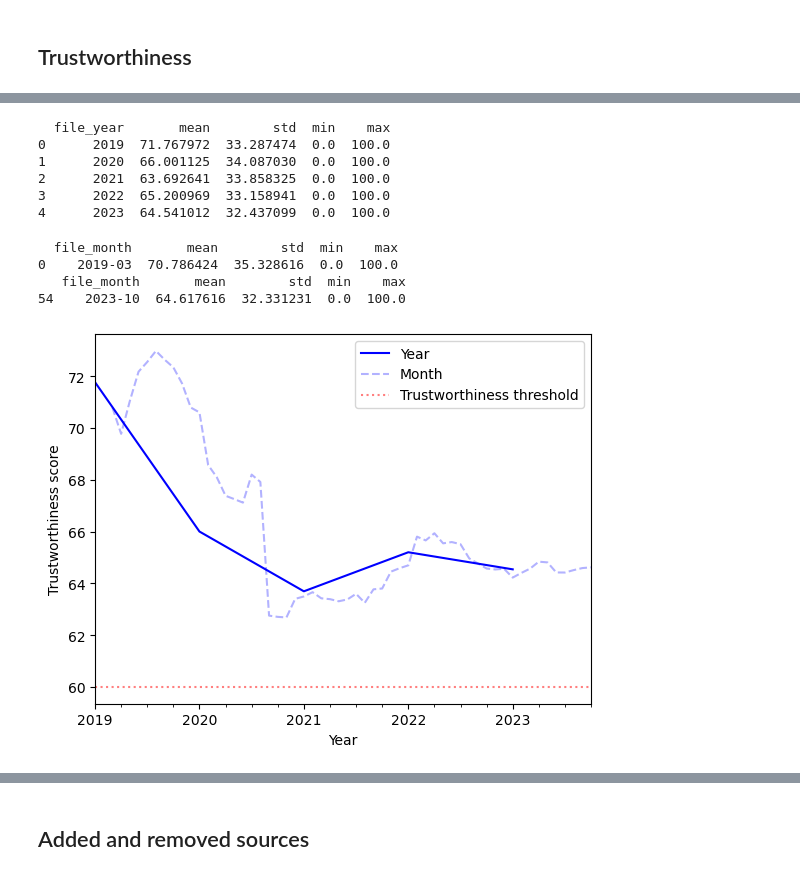
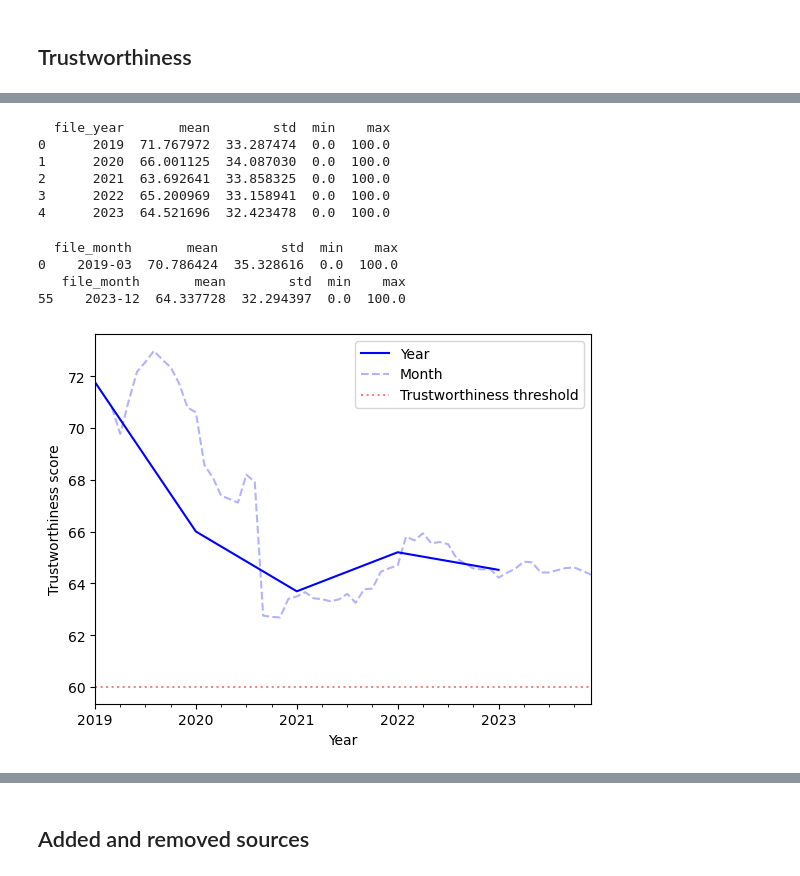
Before and after one commit to julaluehring/newsguard-review-analysis, a Jupyter notebook: 02-describe_newsguard.ipynb, the cells around one changed output, grey strips where cells are left out. Saved outputs shown, nothing was run; the diff lists cells and outputs as text; code cells hidden in the pictures.

```diff
--- a/02-describe_newsguard.ipynb
+++ b/02-describe_newsguard.ipynb
@@ -26,4 +24,8 @@ csv_files = [f for f in os.listdir(folder_path) if f.endswith('.csv')]
 # %%
+csv_files = [f for f in os.listdir(folder_path) \
+                if f.endswith(".csv") \
+                and "2024" not in f]
+
 df_total = pd.DataFrame()
 for csv in csv_files: #taking all files in the folder
     df = pd.read_csv(join(folder_path, csv))
@@ -32,16 +34,20 @@ for csv in csv_files: #taking all files in the folder
     # taking name of file, removing the extension and "metadata-"
     df["file_date"]=csv.split(".")[0].split("-")[1]
     # converting file_date to datetime, with format YYYYMMDD00
-    df["file_date"]=pd.to_datetime(df["file_date"], format="%Y%m%d%H")
+    df["file_date"]=pd.to_datetime(df["file_date"],
+                                   format="%Y%m%d%H")
     df_total = pd.concat([df_total, df], axis=0)
 # %%
-csv_files = [f for f in os.listdir(folder_path) if f.endswith('1501.csv')] #taking only mid-month
+csv_files = [f for f in os.listdir(folder_path) \
+                if f.endswith("1501.csv") \
+                and "2024" not in f] #taking only mid-month
 df15 = pd.DataFrame()
 for csv in csv_files:
     df = pd.read_csv(join(folder_path, csv))
     df.name=csv
     #print(df.shape)
     df["file_date"]=csv.split(".")[0].split("-")[1]
-    df["file_date"]=pd.to_datetime(df["file_date"], format="%Y%m%d%H")
+    df["file_date"]=pd.to_datetime(df["file_date"],
+                                   format="%Y%m%d%H")
     df15 = pd.concat([df15, df], axis=0)
 # %%
@@ -295,6 +271,7 @@ plt.show()
 # %%
-year_scores = df15.groupby("file_year")["Score"]\
-    .agg(['mean', 'std', 'min', 'max'])\
+year_scores = df15\
+    .groupby("file_year")["Score"]\
+    .agg(["mean", "std", "min", "max"])\
     .reset_index()
 print(year_scores)
 # %% [output]
@@ -303,10 +280,11 @@ print(year_scores)
 1      2020  66.001125  34.087030  0.0  100.0
 2      2021  63.692641  33.858325  0.0  100.0
 3      2022  65.200969  33.158941  0.0  100.0
-4      2023  64.541012  32.437099  0.0  100.0
+4      2023  64.521696  32.423478  0.0  100.0
 # %%
-month_scores = df15.groupby("file_month")["Score"]\
-    .agg(['mean', 'std', 'min', 'max'])\
+month_scores = df15\
+    .groupby("file_month")["Score"]\
+    .agg(["mean", "std", "min", "max"])\
     .reset_index()
 #print first and last entry
 print(month_scores.head(1))
@@ -315,17 +293,26 @@ print(month_scores.tail(1))
   file_month       mean        std  min    max
 0    2019-03  70.786424  35.328616  0.0  100.0
    file_month       mean        std  min    max
-54    2023-10  64.617616  32.331231  0.0  100.0
+55    2023-12  64.337728  32.294397  0.0  100.0
 # %%
-df15.groupby(df15.file_year).Score.mean().plot(color="blue", label="Year")
-df15.groupby(df15.file_month).Score.mean().plot(color="blue", label="Month",
-                alpha=0.3, linestyle="--")
+df15.groupby(df15.file_year).Score\
+    .mean()\
+    .plot(color="blue", label="Year")
+df15.groupby(df15.file_month).Score\
+    .mean()\
+    .plot(color="blue", label="Month",
+            alpha=0.3, linestyle="--")
 plt.xlabel("Year")
 plt.ylabel("Trustworthiness score")
-plt.axhline(y=60, color= "red", linestyle="dotted",
-            alpha=0.5, label="Trustworthiness threshold")
+plt.axhline(y=60,
+            color= "red",
+            linestyle="dotted",
+            alpha=0.5,
+            label="Trustworthiness threshold")
 plt.legend()
-plt.savefig(join(figures_path,"f3-scores_over_time.png"), dpi=300)
+plt.savefig(join(figures_path,
+                 "f3-scores_over_time.png"),
+                 dpi=300)
 plt.show()
 # %% [output]
-[figure, old version]
+[figure, new version]
```
Also changed, not shown: parts of 98 cells of this notebook.
